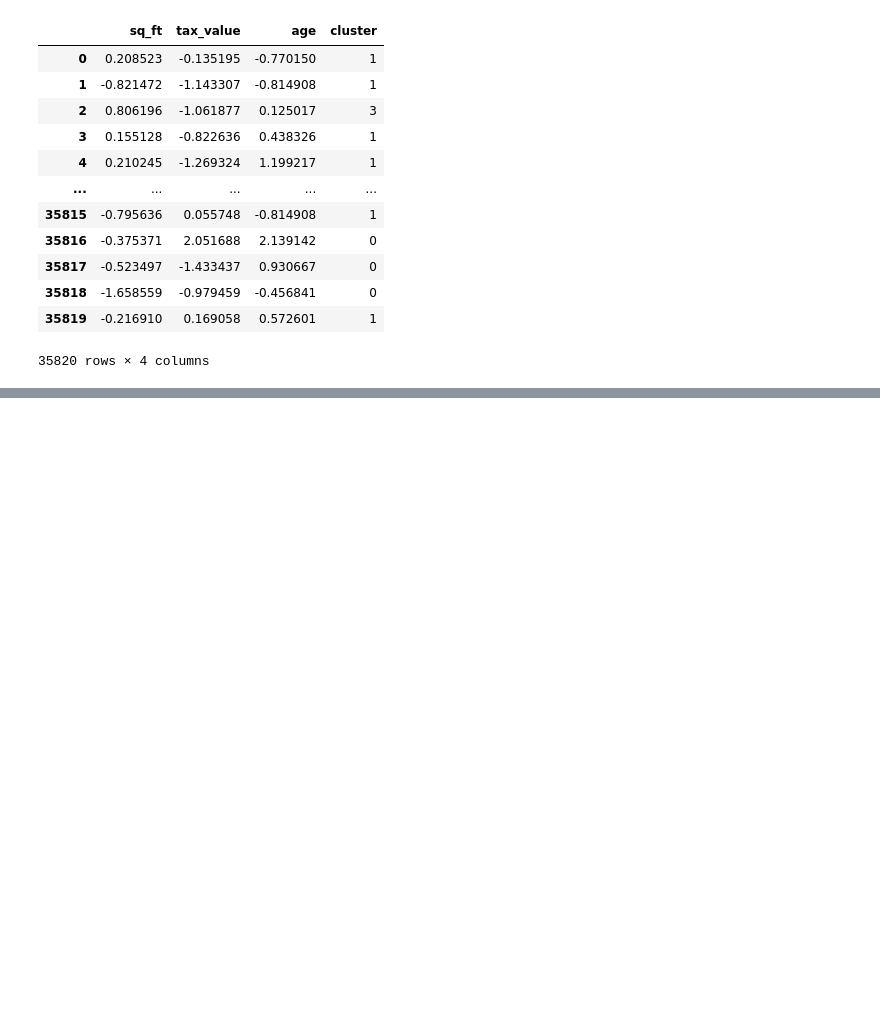
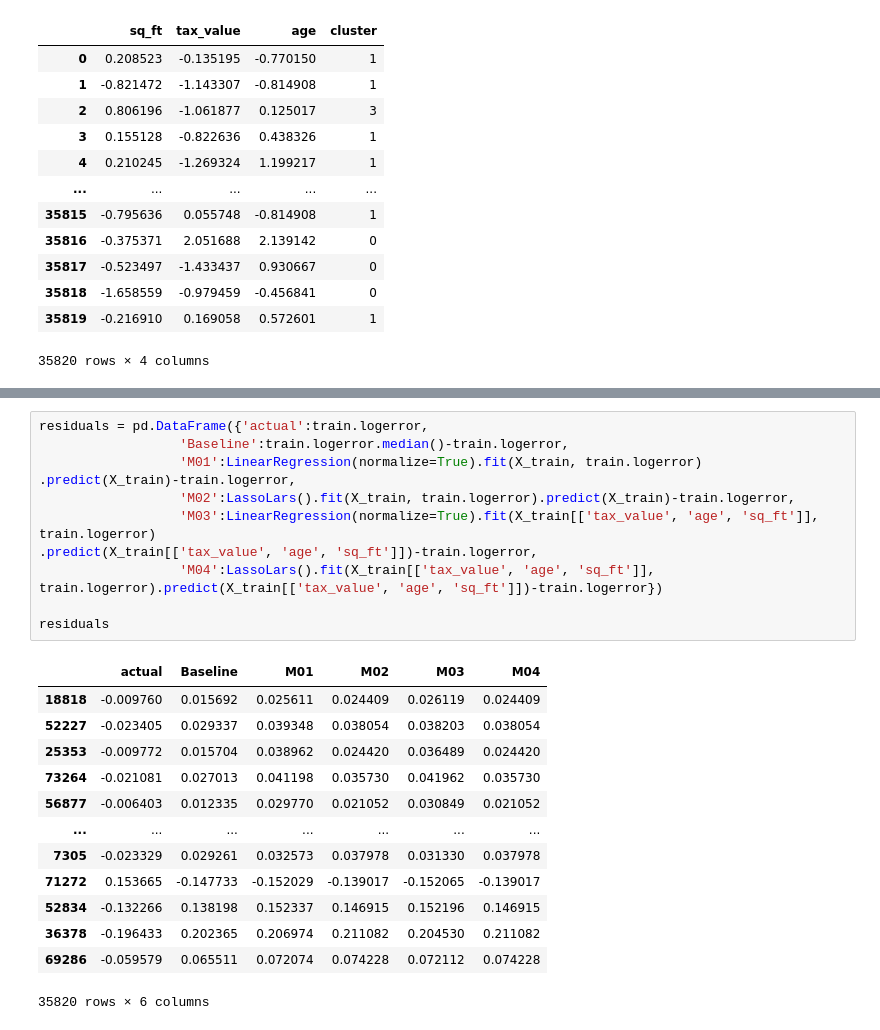
Before and after one commit to jones-stewart/zillow-clustering-project, a Jupyter notebook: 03_model_stewart.ipynb, the cells around one changed output, grey strips where cells are left out. Drawn from its saved outputs; the diff is of its cells as text; blank space fills up the shorter version.

```diff
--- a/03_model_stewart.ipynb
+++ b/03_model_stewart.ipynb
@@ -216,0 +548,25 @@ X_train_scaled
+# %%
+residuals = pd.DataFrame({'actual':train.logerror,
+                  'Baseline':train.logerror.median()-train.logerror,
+                  'M01':LinearRegression(normalize=True).fit(X_train, train.logerror)
+.predict(X_train)-train.logerror,
+                  'M02':LassoLars().fit(X_train, train.logerror).predict(X_train)-train.logerror,
+                  'M03':LinearRegression(normalize=True).fit(X_train[['tax_value', 'age', 'sq_ft']], train.logerror)
+.predict(X_train[['tax_value', 'age', 'sq_ft']])-train.logerror,
+                  'M04':LassoLars().fit(X_train[['tax_value', 'age', 'sq_ft']], train.logerror).predict(X_train[['tax_value', 'age', 'sq_ft']])-train.logerror})
+
+residuals
+# %% [output]
+|  | actual | Baseline | M01 | M02 | M03 | M04 |
+| 18818 | -0.009760 | 0.015692 | 0.025611 | 0.024409 | 0.026119 | 0.024409 |
+| 52227 | -0.023405 | 0.029337 | 0.039348 | 0.038054 | 0.038203 | 0.038054 |
+| 25353 | -0.009772 | 0.015704 | 0.038962 | 0.024420 | 0.036489 | 0.024420 |
+| 73264 | -0.021081 | 0.027013 | 0.041198 | 0.035730 | 0.041962 | 0.035730 |
+| 56877 | -0.006403 | 0.012335 | 0.029770 | 0.021052 | 0.030849 | 0.021052 |
+| ... | ... | ... | ... | ... | ... | ... |
+| 7305 | -0.023329 | 0.029261 | 0.032573 | 0.037978 | 0.031330 | 0.037978 |
+| 71272 | 0.153665 | -0.147733 | -0.152029 | -0.139017 | -0.152065 | -0.139017 |
+| 52834 | -0.132266 | 0.138198 | 0.152337 | 0.146915 | 0.152196 | 0.146915 |
+| 36378 | -0.196433 | 0.202365 | 0.206974 | 0.211082 | 0.204530 | 0.211082 |
+| 69286 | -0.059579 | 0.065511 | 0.072074 | 0.074228 | 0.072112 | 0.074228 |
+35820 rows × 6 columns
```
Also changed, not shown: parts of 22 cells of this notebook.
